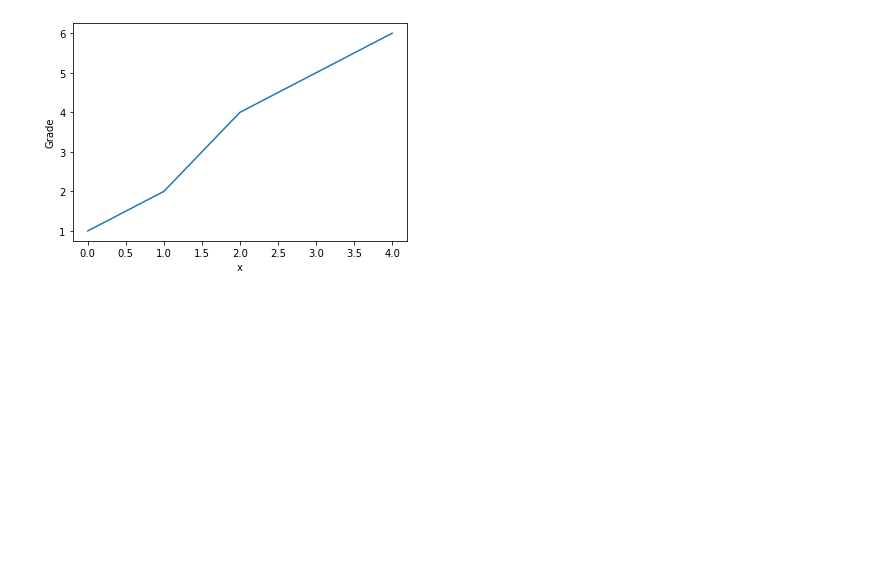
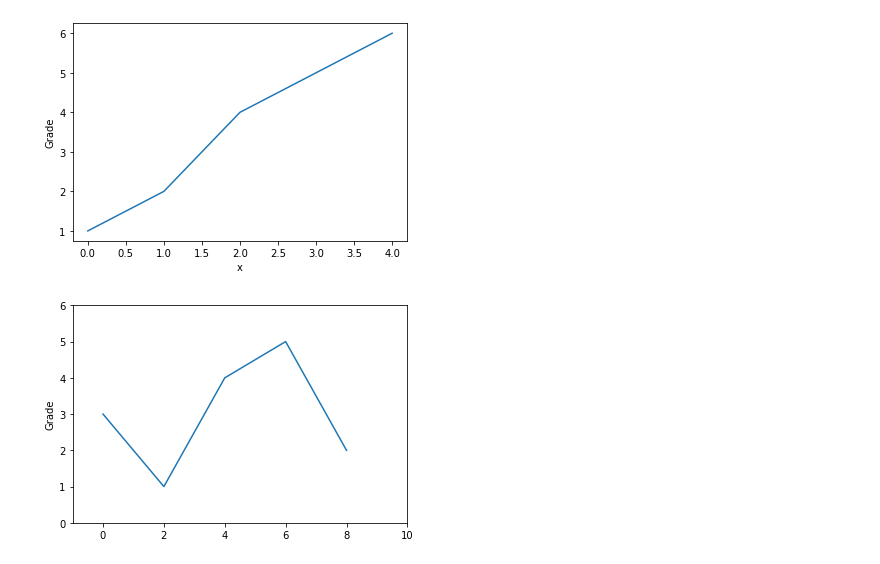
Before and after one commit to Pokoai/Data-Analysis-and-Display, a Jupyter notebook: Python数据分析与展示.ipynb, the cells around one changed output. Drawn from its saved outputs; the diff is of its cells as text; code cells hidden in the pictures; blank space fills up the shorter version.

```diff
--- a/Python数据分析与展示.ipynb
+++ b/Python数据分析与展示.ipynb
@@ -736,3 +738,11 @@ plt.savefig('test', dpi=600)
 plt.show()
 # %% [output]
 [figure]
+# %%
+# plt.plot(x,y)当有两个以上参数时，按照X轴和Y轴顺序绘制数据点
+plt.plot([0, 2, 4, 6, 8], [3, 1, 4, 5, 2])
+plt.ylabel("Grade")
+plt.axis([-1, 10, 0, 6])
+plt.show()
+# %% [output]
+[figure, added]
```
Also changed, not shown: parts of 34 cells of this notebook.
